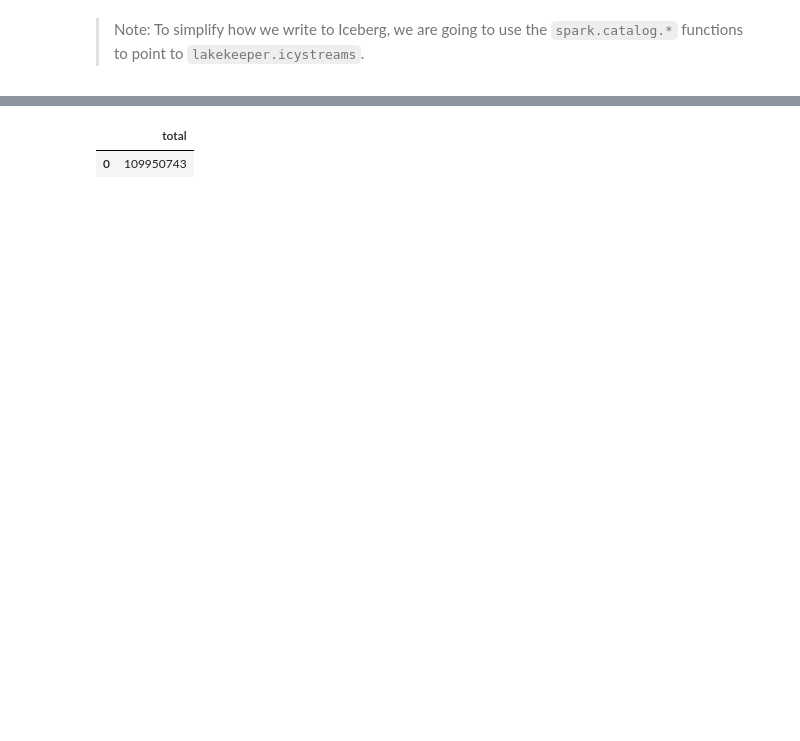
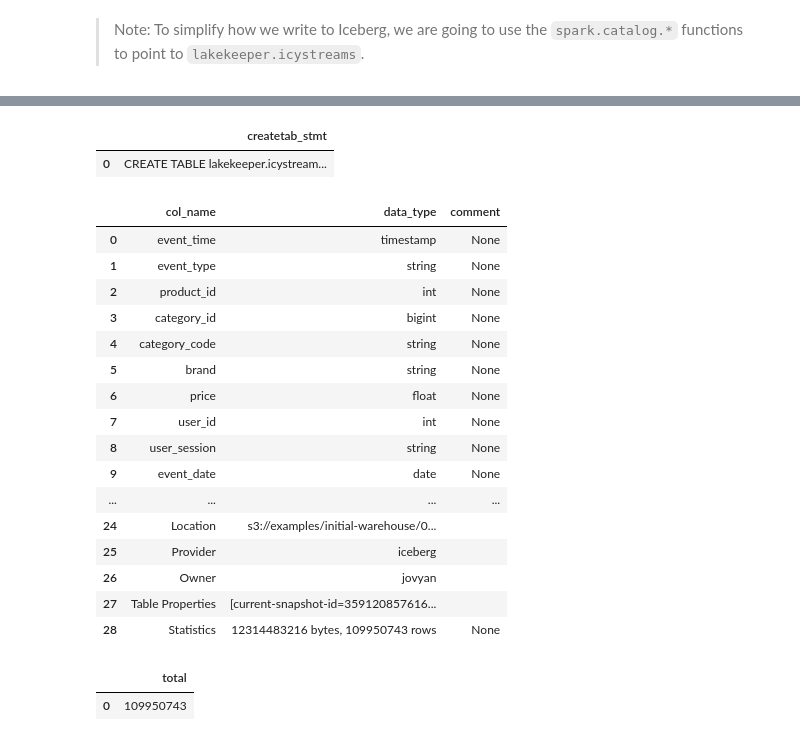
Before and after one commit to newfront/streaming-apache-iceberg-playground, a Jupyter notebook: docker/lakekeeper/notebooks/first_steps-iceberg.ipynb, the cells around one changed output, grey strips where cells are left out. Saved outputs shown, nothing was run; the diff lists cells and outputs as text; code cells hidden in the pictures; blank space fills up the shorter version.

```diff
--- a/docker/lakekeeper/notebooks/first_steps-iceberg.ipynb
+++ b/docker/lakekeeper/notebooks/first_steps-iceberg.ipynb
@@ -313,3 +519,29 @@ for month in list(months):
+# %%
+# view the create table statement
+spark.sql(f"show create table {catalog_namespace}.{iceberg_table_name}").toPandas()
+# %% [output]
+|  | createtab_stmt |
+| 0 | CREATE TABLE lakekeeper.icystream... |
+# %%
+spark.sql(f"describe extended {catalog_namespace}.{iceberg_table_name}").toPandas()
+# %% [output]
+|  | col_name | data_type | comment |
+| 0 | event_time | timestamp | None |
+| 1 | event_type | string | None |
+| 2 | product_id | int | None |
+| 3 | category_id | bigint | None |
+| 4 | category_code | string | None |
+| 5 | brand | string | None |
+| 6 | price | float | None |
+| 7 | user_id | int | None |
+| 8 | user_session | string | None |
+| 9 | event_date | date | None |
+| ... | ... | ... | ... |
+| 24 | Location | s3://examples/initial-warehouse/0... |  |
+| 25 | Provider | iceberg |  |
+| 26 | Owner | jovyan |  |
+| 27 | Table Properties | [current-snapshot-id=359120857616... |  |
+| 28 | Statistics | 12314483216 bytes, 109950743 rows | None |
 # %%
 spark.sql(f"select count(*) as total from {catalog_namespace}.{iceberg_table_name}").toPandas()
 # %% [output]
```
Also changed, not shown: parts of 41 cells of this notebook, 1 other file.
